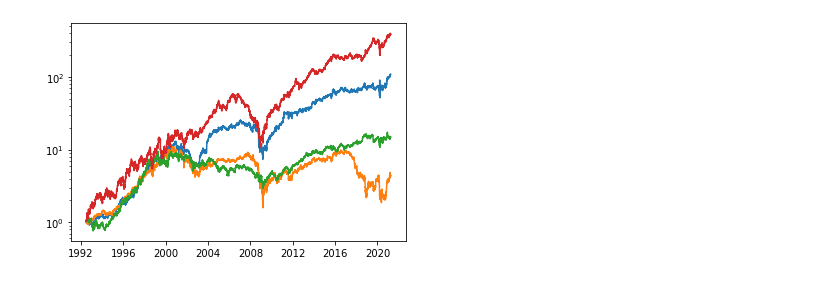
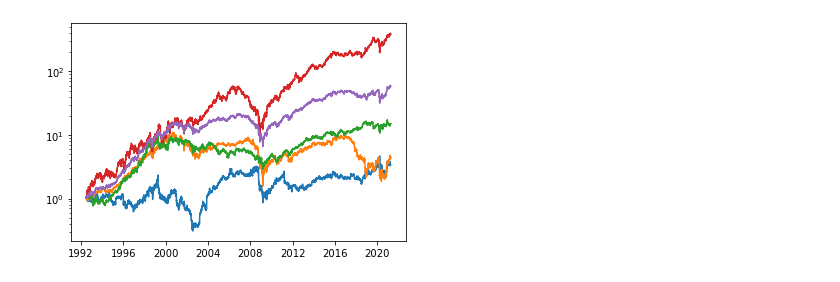
Before and after one commit to NSanip/Mentorship, a Jupyter notebook: Portfolio Creation Model.ipynb, the cells around one changed output. Saved outputs shown, nothing was run; the diff lists cells and outputs as text; code cells hidden in the pictures.

```diff
--- a/Portfolio Creation Model.ipynb
+++ b/Portfolio Creation Model.ipynb
@@ -35,12 +40,21 @@ def get_weights(r0, mean, std, covar):
 X = stocks.resample("7d").mean()
 dates = X.index[1:-1]
 portfolio = pd.DataFrame()
+
+saved_weights = []
+r0s = []
+
 for day in dates[:-1]:
     sample = stocks[day:day+pd.offsets.DateOffset(days = 6)]
+    #sample = stocks[day+pd.offsets.DateOffset(days = 7):day+pd.offsets.DateOffset(days=13)]
+
     mean = sample.mean(axis=0)
     r0 = mean.mean()
+    r0s.append([r0])
     std = sample.std(axis=0)
     covar = sample.cov()
     weights_vector = get_weights(r0, mean, std, covar)
     portfolio = pd.concat([stocks[day+pd.offsets.DateOffset(days = 7):day+pd.offsets.DateOffset(days=13)].dot(weights_vector), portfolio])
+    saved_weights.append(weights_vector.flatten())
 portfolio = portfolio.sort_index()
+saved_weights = pd.DataFrame(saved_weights, index = dates[:-1], columns = tickers)
@@ -47,10 +113,11 @@ portfolio = portfolio.sort_index()
 # %%
 
 plt.plot((1+portfolio).cumprod())
 plt.plot((1+stocks).cumprod())
+plt.plot((1+equal_weights).cumprod())
 plt.yscale("log")
 # %% [output]
-[figure, old version]
+[figure, new version]
 # %%
 empyrical.sharpe_ratio(stocks)
 # %% [output]
```
Also changed, not shown: parts of 10 cells of this notebook, 1 other file.
